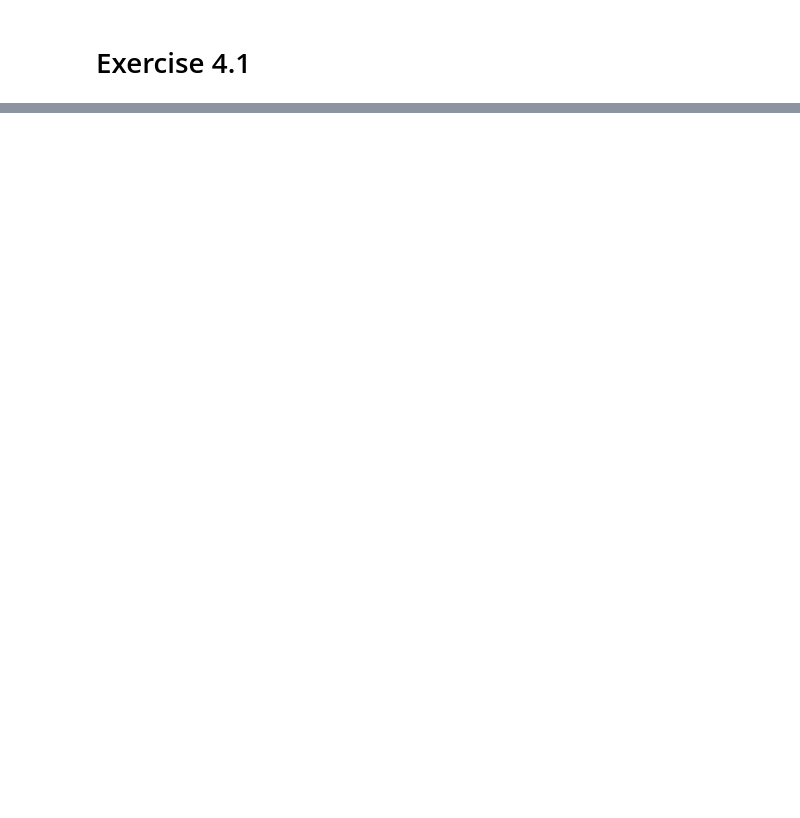
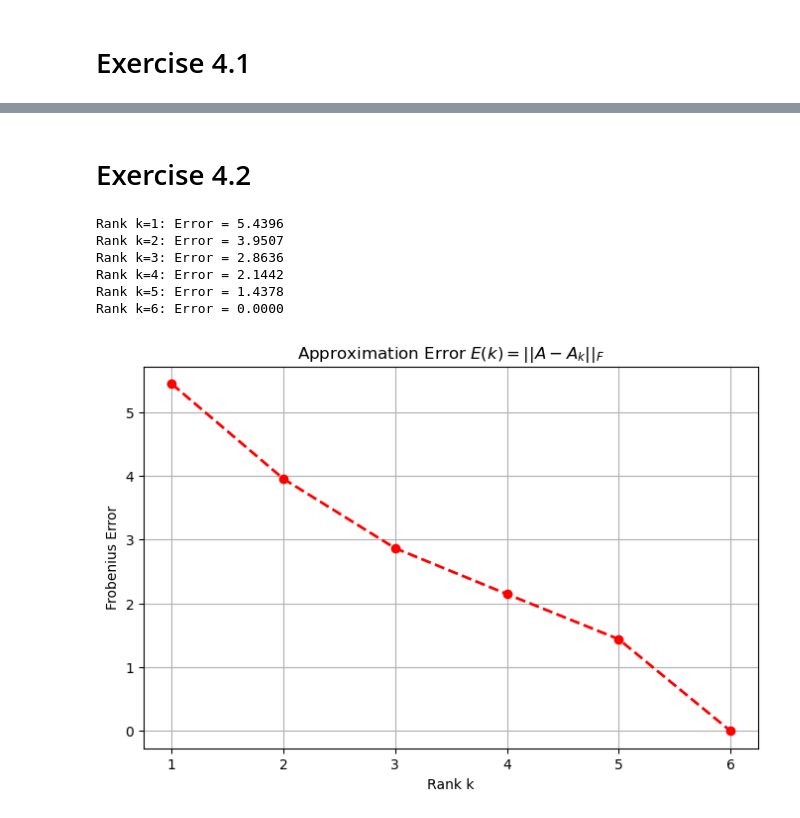
Before and after one commit to FiloDrd/SMM-Homeworks, a Jupyter notebook: consegna/HW4_DradiFilippo.ipynb, the cells around one changed output, grey strips where cells are left out. Saved outputs shown, nothing was run; the diff lists cells and outputs as text; code cells hidden in the pictures; blank space fills up the shorter version.

```diff
--- a/consegna/HW4_DradiFilippo.ipynb
+++ b/consegna/HW4_DradiFilippo.ipynb
@@ -91,2 +70,45 @@ Does np.allclose agree? True
 Singular Values (sigma): [4.53270928 3.73907164 2.72173241 1.89806806 1.59069575 1.43784506]
 [figure]
+# %% [markdown]
+# Exercise 4.2
+# %%
+import numpy as np
+import matplotlib.pyplot as plt
+
+np.random.seed(42)
+A = np.random.randn(10, 6)
+U, s, VT = np.linalg.svd(A, full_matrices=True)
+
+def get_rank_k_approximation(U, s, VT, k):
+
+    U_k = U[:, :k]
+    S_k = np.diag(s[:k])
+    VT_k = VT[:k, :]
+
+    return U_k @ S_k @ VT_k
+
+frobenius_errors = []
+rank_range = range(1, len(s) + 1)
+
+for k in rank_range:
+    Ak = get_rank_k_approximation(U, s, VT, k)
+    error = np.linalg.norm(A - Ak, ord='fro')
+    frobenius_errors.append(error)
+    print(f"Rank k={k}: Error = {error:.4f}")
+
+plt.figure(figsize=(8, 5))
+plt.plot(rank_range, frobenius_errors, 'o--', color='red', linewidth=2)
+plt.title(r'Approximation Error $E(k) = ||A - A_k||_F$')
+plt.xlabel('Rank k')
+plt.ylabel('Frobenius Error')
+plt.grid(True)
+plt.xticks(rank_range)
+plt.show()
+# %% [output]
+Rank k=1: Error = 5.4396
+Rank k=2: Error = 3.9507
+Rank k=3: Error = 2.8636
+Rank k=4: Error = 2.1442
+Rank k=5: Error = 1.4378
+Rank k=6: Error = 0.0000
+[figure, added]
```
Also changed, not shown: parts of 18 cells of this notebook, 7 other files.
